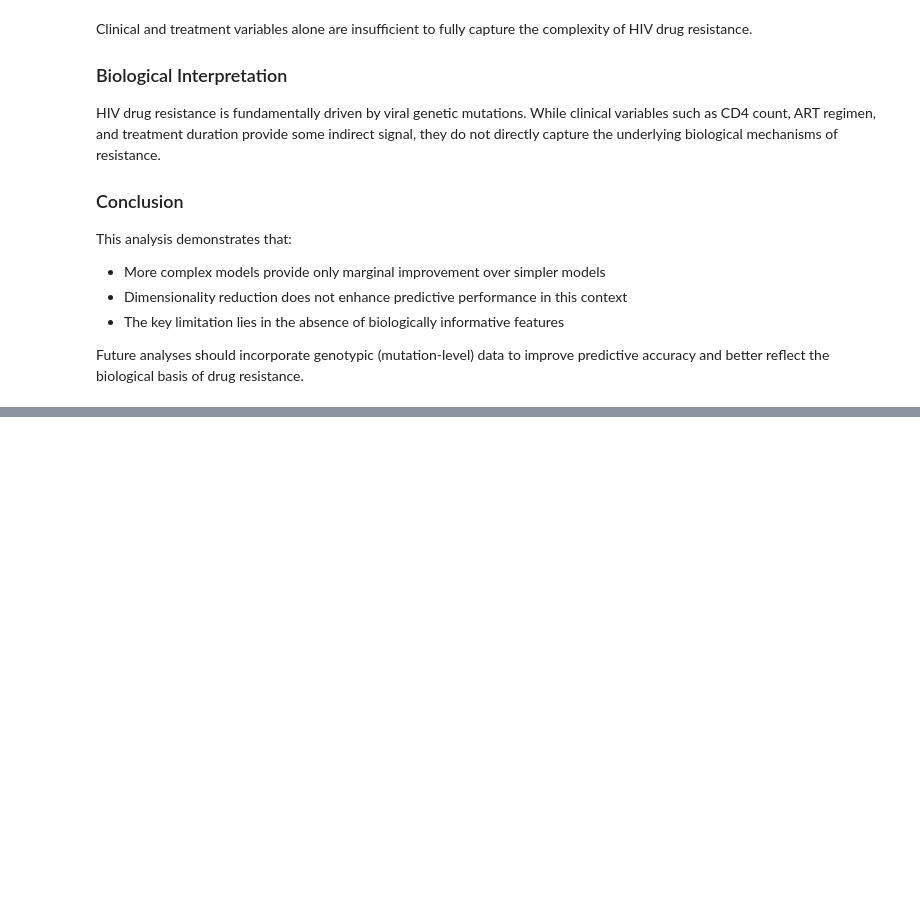
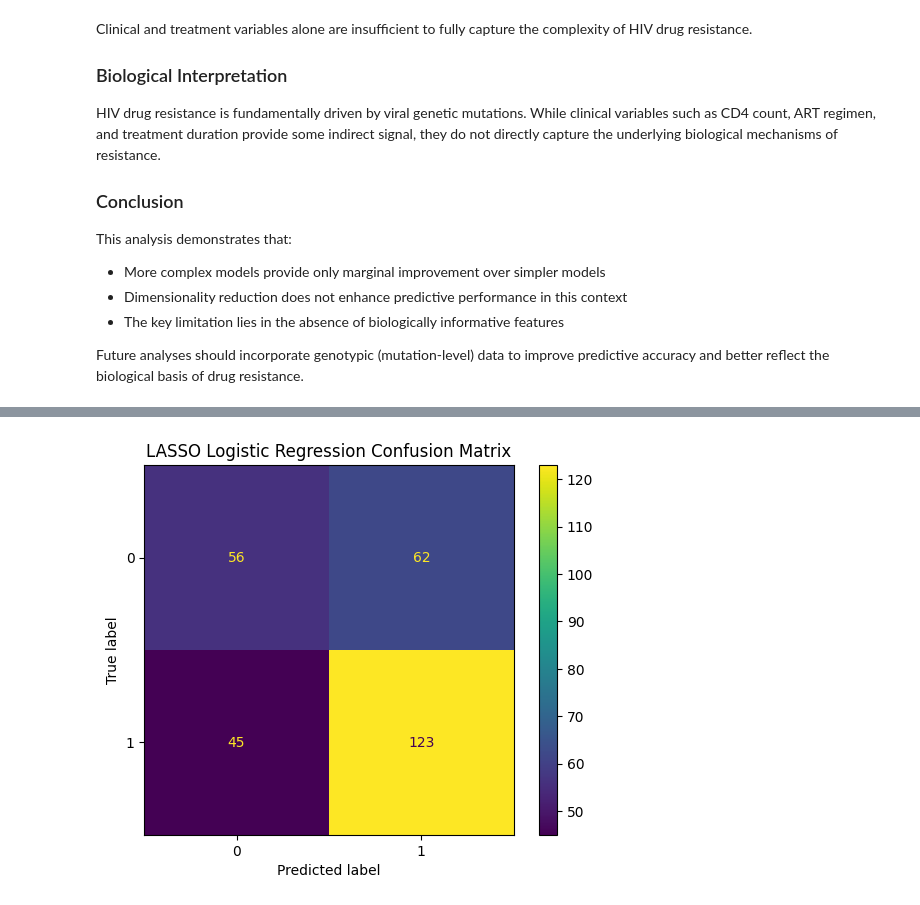
Before and after one commit to BakkaWilber/HIV_Drug_Resistance_ML, a Jupyter notebook: notebooks/hiv_drug_resistance_analysis.ipynb.ipynb, the cells around one changed output, grey strips where cells are left out. Saved outputs shown, nothing was run; the diff lists cells and outputs as text; code cells hidden in the pictures; blank space fills up the shorter version.

Commit message:
Final analytical update with LASSO and XGBoost

```diff
--- a/notebooks/hiv_drug_resistance_analysis.ipynb.ipynb
+++ b/notebooks/hiv_drug_resistance_analysis.ipynb.ipynb
@@ -784,0 +886,9 @@ Future analyses should incorporate genotypic (mutation-level) data to improve pr
+# %%
+lasso_lr = LogisticRegression(
+    penalty='l1',
+    solver='liblinear',
+    class_weight='balanced',
+    max_iter=1000
+)
+
+lasso_lr.fit(X_train, y_train)
@@ -784,0 +959,9 @@ Future analyses should incorporate genotypic (mutation-level) data to improve pr
+# %%
+y_pred_lasso = lasso_lr.predict(X_test)
+
+y_prob_lasso = lasso_lr.predict_proba(X_test)[:,1]
+
+print(classification_report(y_test, y_pred_lasso))
+
+print("ROC-AUC:",
+      roc_auc_score(y_test, y_prob_lasso))
@@ -784,0 +979,12 @@ Future analyses should incorporate genotypic (mutation-level) data to improve pr
+# %%
+cm_lasso = confusion_matrix(y_test, y_pred_lasso)
+
+disp = ConfusionMatrixDisplay(confusion_matrix=cm_lasso)
+
+disp.plot()
+
+plt.title("LASSO Logistic Regression Confusion Matrix")
+
+plt.show()
+# %% [output]
+[figure, added]
```
Also changed, not shown: parts of 32 cells of this notebook.
